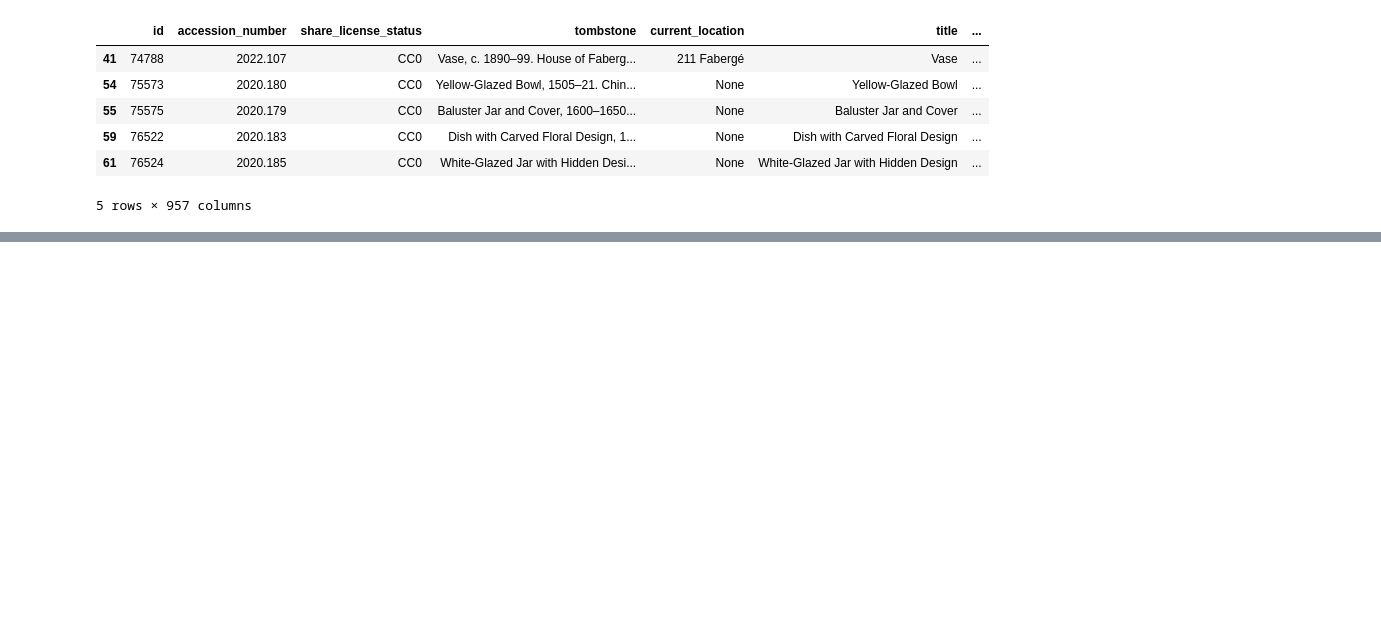
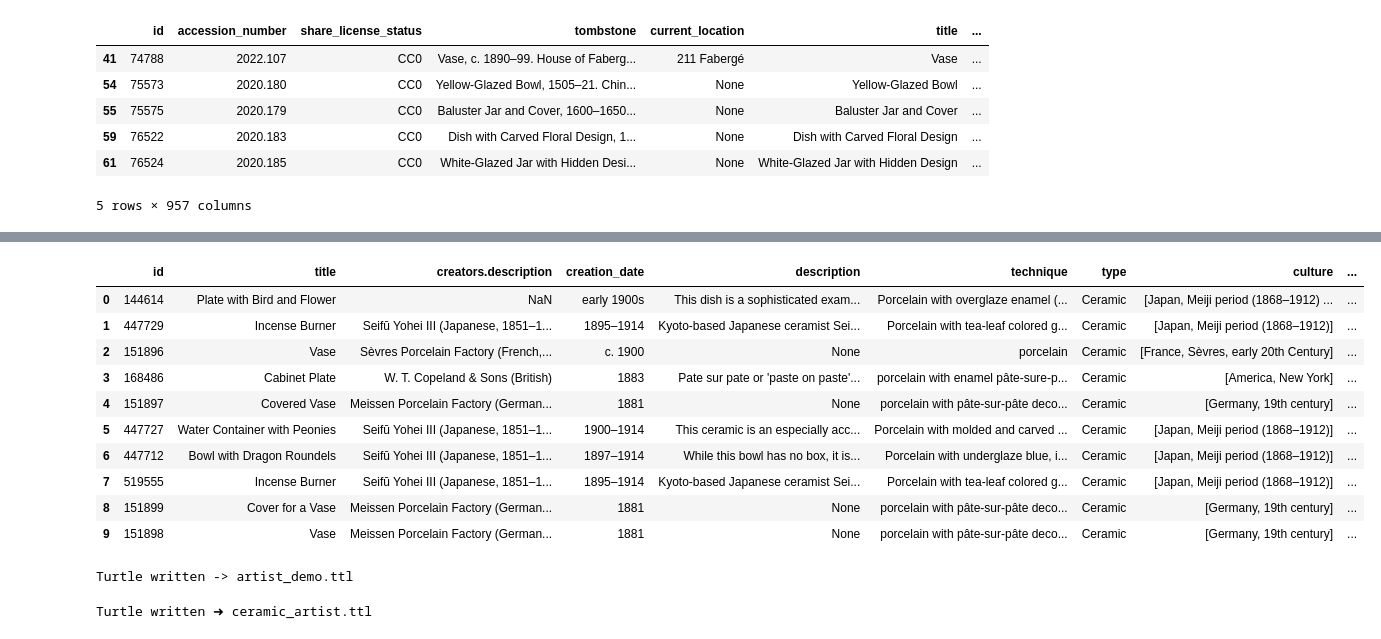
Before and after one commit to yfgann/ACTH25_project, a Jupyter notebook: class1.ipynb, the cells around one changed output, grey strips where cells are left out. Drawn from its saved outputs; the diff is of its cells as text; code cells hidden in the pictures; blank space fills up the shorter version.

Commit message:
feat: class human artist and organization artist

```diff
--- a/class1.ipynb
+++ b/class1.ipynb
@@ -340,6 +345,7 @@ class Ceramic(Artifact):
         super().__init__(rec)
         self.technique = rec.get("technique")
         self.type = rec.get("type")
+        self.culture = rec.get("culture")
 
     def to_rdf(self):
         g = super().to_rdf()
@@ -352,6 +358,8 @@ class Ceramic(Artifact):
             g.add((art, EX.technique, Literal(self.technique)))
         if self.type:
             g.add((art, EX.type, Literal(self.type)))
+        if self.culture:
+            g.add((art, EX.culture, Literal(self.culture)))
 
         return g
 
@@ -394,0 +417,3 @@ Wikidata Enrichment: {}
+# %%
+similar = cer.similar_artworks(limit=10, year_window=10, pause=0)
+pd.json_normalize(similar)[["id","title","creators", "creation_date","description", "technique", "type", "culture", "images.web.url"]]
@@ -394,0 +432,25 @@ Wikidata Enrichment: {}
+# %%
+df = (
+    pd.json_normalize(similar, sep=".")
+      .assign(creators=lambda d: d["creators"].str[0])
+      .join(
+          pd.json_normalize(
+              pd.json_normalize(similar)["creators"].str[0],
+              sep=".",
+              errors="ignore"
+          ).add_prefix("creators.")
+      )
+)
+df[["id","title","creators.description", "creation_date","description", "technique", "type", "culture", "images.web.url"]]
+# %% [output]
+|  | id | title | creators.description | creation_date | description | technique | type | culture | ... |
+| 0 | 144614 | Plate with Bird and Flower | NaN | early 1900s | This dish is a sophisticated exam... | Porcelain with overglaze enamel (... | Ceramic | [Japan, Meiji period (1868–1912) ... | ... |
+| 1 | 447729 | Incense Burner | Seifū Yohei III (Japanese, 1851–1... | 1895–1914 | Kyoto-based Japanese ceramist Sei... | Porcelain with tea-leaf colored g... | Ceramic | [Japan, Meiji period (1868–1912)] | ... |
+| 2 | 151896 | Vase | Sèvres Porcelain Factory (French,... | c. 1900 | None | porcelain | Ceramic | [France, Sèvres, early 20th Century] | ... |
+| 3 | 168486 | Cabinet Plate | W. T. Copeland & Sons (British) | 1883 | Pate sur pate or 'paste on paste'... | porcelain with enamel pâte-sure-p... | Ceramic | [America, New York] | ... |
+| 4 | 151897 | Covered Vase | Meissen Porcelain Factory (German... | 1881 | None | porcelain with pâte-sur-pâte deco... | Ceramic | [Germany, 19th century] | ... |
+| 5 | 447727 | Water Container with Peonies | Seifū Yohei III (Japanese, 1851–1... | 1900–1914 | This ceramic is an especially acc... | Porcelain with molded and carved ... | Ceramic | [Japan, Meiji period (1868–1912)] | ... |
+| 6 | 447712 | Bowl with Dragon Roundels | Seifū Yohei III (Japanese, 1851–1... | 1897–1914 | While this bowl has no box, it is... | Porcelain with underglaze blue, i... | Ceramic | [Japan, Meiji period (1868–1912)] | ... |
+| 7 | 519555 | Incense Burner | Seifū Yohei III (Japanese, 1851–1... | 1895–1914 | Kyoto-based Japanese ceramist Sei... | Porcelain with tea-leaf colored g... | Ceramic | [Japan, Meiji period (1868–1912)] | ... |
+| 8 | 151899 | Cover for a Vase | Meissen Porcelain Factory (German... | 1881 | None | porcelain with pâte-sur-pâte deco... | Ceramic | [Germany, 19th century] | ... |
+| 9 | 151898 | Vase | Meissen Porcelain Factory (German... | 1881 | None | porcelain with pâte-sur-pâte deco... | Ceramic | [Germany, 19th century] | ... |
@@ -394,0 +679,19 @@ Wikidata Enrichment: {}
+# %%
+if __name__ == "__main__":
+
+    BASE = "https://openaccess-api.clevelandart.org/api/artworks"
+
+    art = requests.get(BASE, params={"limit":1,"indent":1}).json()["data"][0]
+    creator = art["creators"][0]
+
+    artist = OrgArtist(creator) if re.search(r"studio|workshop|collective",
+                                             creator["description"], re.I) \
+             else HumanArtist(creator)
+    artist.artwork_ids.append(art["id"])
+
+    artist.wikidata_enrich(sleep=0)
+    turtle = artist.to_rdf().serialize(format="turtle")
+    pathlib.Path("artist_demo.ttl").write_text(turtle, encoding="utf-8")
+    print("Turtle written -> artist_demo.ttl")
+# %% [output]
+Turtle written -> artist_demo.ttl
@@ -394,0 +713,14 @@ Wikidata Enrichment: {}
+# %%
+rec   = requests.get(BASE, params={"q":"porcelain","limit":1}).json()["data"][0]
+cre   = rec["creators"][0]
+
+art   = Ceramic(rec)
+artist= make_artist(cre)
+artist.artwork_ids.append(rec["id"])
+
+artist.wikidata_enrich(sleep=0)
+ttl = (art.to_rdf() + artist.to_rdf()).serialize(format="turtle")
+pathlib.Path("ceramic_artist.ttl").write_text(ttl, encoding="utf-8")
+print("Turtle written ➜ ceramic_artist.ttl")
+# %% [output]
+Turtle written ➜ ceramic_artist.ttl
```
Also changed, not shown: parts of 15 cells of this notebook.
